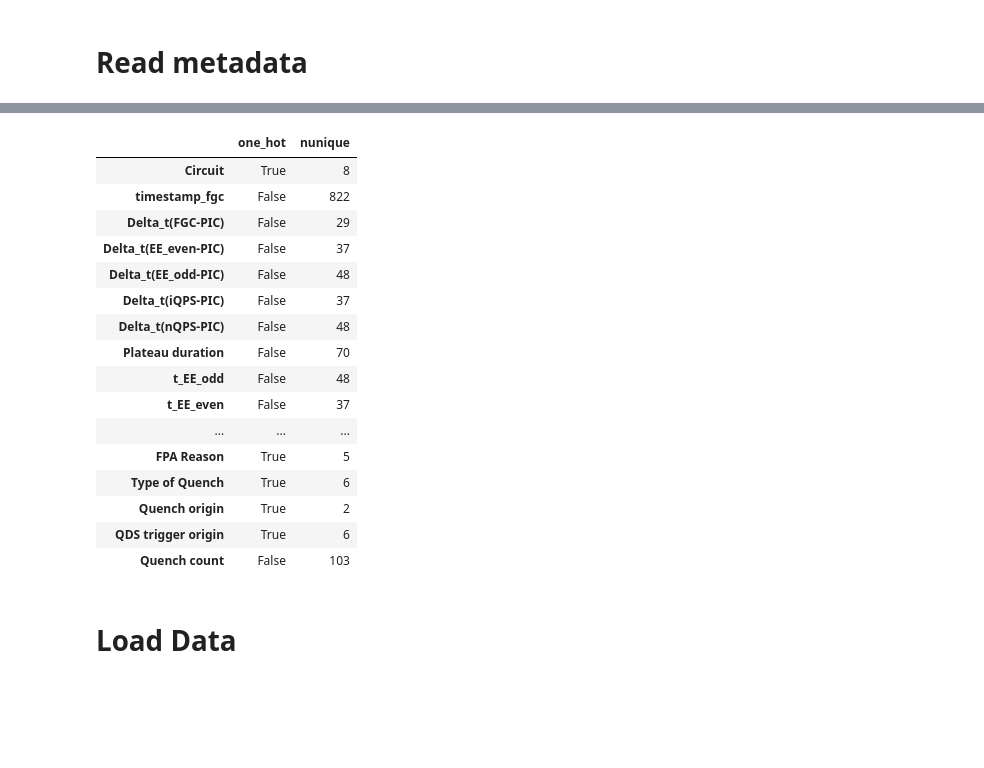
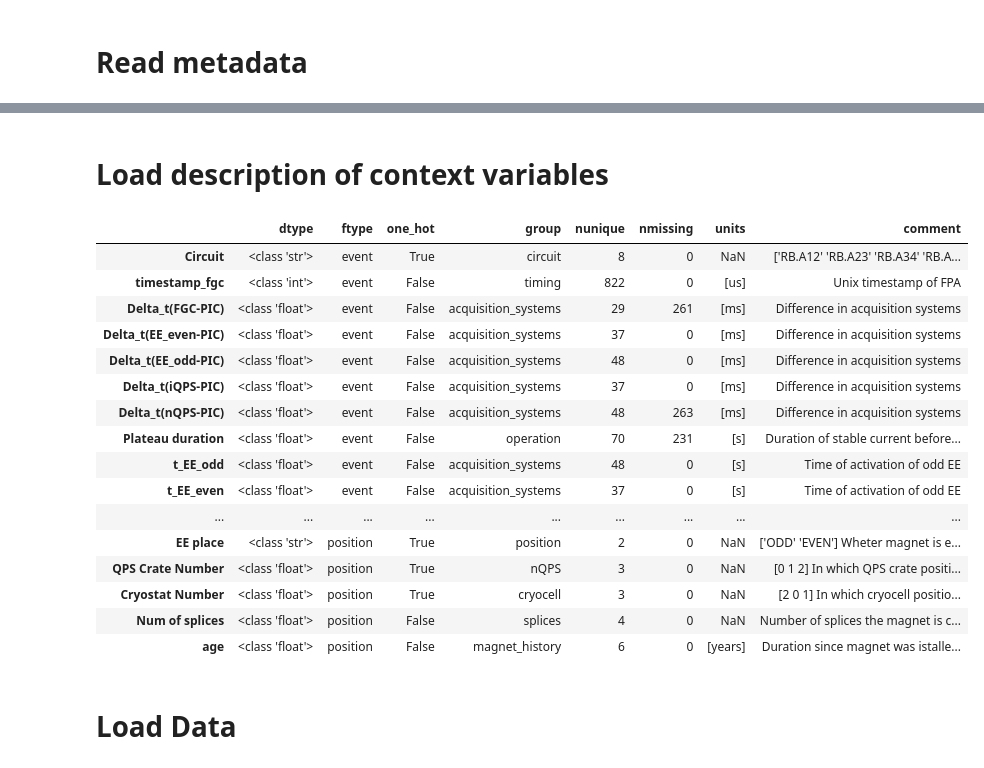
Before and after one commit to cobermai/lhc_anomaly_detection, a Jupyter notebook: notebooks/RB_FPA_FFT_NMF_component_correlation.ipynb, the cells around one changed output, grey strips where cells are left out. Cells and saved outputs as stored; diff of their text form; code cells hidden in the pictures; blank space fills up the shorter version.

```diff
--- a/notebooks/RB_FPA_FFT_NMF_component_correlation.ipynb
+++ b/notebooks/RB_FPA_FFT_NMF_component_correlation.ipynb
@@ -238,23 +105,29 @@ df_feature_context[df_feature_context.ftype=='position'].T.add_suffix('_q').T[['
-# %%
-df_feature_context[df_feature_context.ftype=='event'][['one_hot','nunique']]
-# %% [output]
-|  | one_hot | nunique |
-| Circuit | True | 8 |
-| timestamp_fgc | False | 822 |
-| Delta_t(FGC-PIC) | False | 29 |
-| Delta_t(EE_even-PIC) | False | 37 |
-| Delta_t(EE_odd-PIC) | False | 48 |
-| Delta_t(iQPS-PIC) | False | 37 |
-| Delta_t(nQPS-PIC) | False | 48 |
-| Plateau duration | False | 70 |
-| t_EE_odd | False | 48 |
-| t_EE_even | False | 37 |
-| ... | ... | ... |
-| FPA Reason | True | 5 |
-| Type of Quench | True | 6 |
-| Quench origin | True | 2 |
-| QDS trigger origin | True | 6 |
-| Quench count | False | 103 |
+# %% [markdown]
+# Load description of context variables
+# %%
+df_feature_context = pd.read_excel("../data/metadata_context_variables.xlsx", engine='openpyxl', index_col="Unnamed: 0")
+
+df_feature_context['nunique'] = mp3_fpa_df_unique[df_feature_context.index.values].nunique()
+df_feature_context['nmissing'] = mp3_fpa_df_unique[df_feature_context.index.values].isna().sum()
+df_feature_context
+# %% [output]
+|  | dtype | ftype | one_hot | group | nunique | nmissing | units | comment |
+| Circuit | <class 'str'> | event | True | circuit | 8 | 0 | NaN | ['RB.A12' 'RB.A23' 'RB.A34' 'RB.A... |
+| timestamp_fgc | <class 'int'> | event | False | timing | 822 | 0 | [us] | Unix timestamp of FPA |
+| Delta_t(FGC-PIC) | <class 'float'> | event | False | acquisition_systems | 29 | 261 | [ms] | Difference in acquisition systems |
+| Delta_t(EE_even-PIC) | <class 'float'> | event | False | acquisition_systems | 37 | 0 | [ms] | Difference in acquisition systems |
+| Delta_t(EE_odd-PIC) | <class 'float'> | event | False | acquisition_systems | 48 | 0 | [ms] | Difference in acquisition systems |
+| Delta_t(iQPS-PIC) | <class 'float'> | event | False | acquisition_systems | 37 | 0 | [ms] | Difference in acquisition systems |
+| Delta_t(nQPS-PIC) | <class 'float'> | event | False | acquisition_systems | 48 | 263 | [ms] | Difference in acquisition systems |
+| Plateau duration | <class 'float'> | event | False | operation | 70 | 231 | [s] | Duration of stable current before... |
+| t_EE_odd | <class 'float'> | event | False | acquisition_systems | 48 | 0 | [s] | Time of activation of odd EE |
+| t_EE_even | <class 'float'> | event | False | acquisition_systems | 37 | 0 | [s] | Time of activation of odd EE |
+| ... | ... | ... | ... | ... | ... | ... | ... | ... |
+| EE place | <class 'str'> | position | True | position | 2 | 0 | NaN | ['ODD' 'EVEN'] Wheter magnet is e... |
+| QPS Crate Number | <class 'float'> | position | True | nQPS | 3 | 0 | NaN | [0 1 2] In which QPS crate positi... |
+| Cryostat Number | <class 'float'> | position | True | cryocell | 3 | 0 | NaN | [2 0 1] In which cryocell positio... |
+| Num of splices | <class 'float'> | position | False | splices | 4 | 0 | NaN | Number of splices the magnet is c... |
+| age | <class 'float'> | position | False | magnet_history | 6 | 0 | [years] | Duration since magnet was istalle... |
 # %% [markdown]
 # Load Data
 # %%
```
Also changed, not shown: parts of 22 cells of this notebook, 18 other files.
